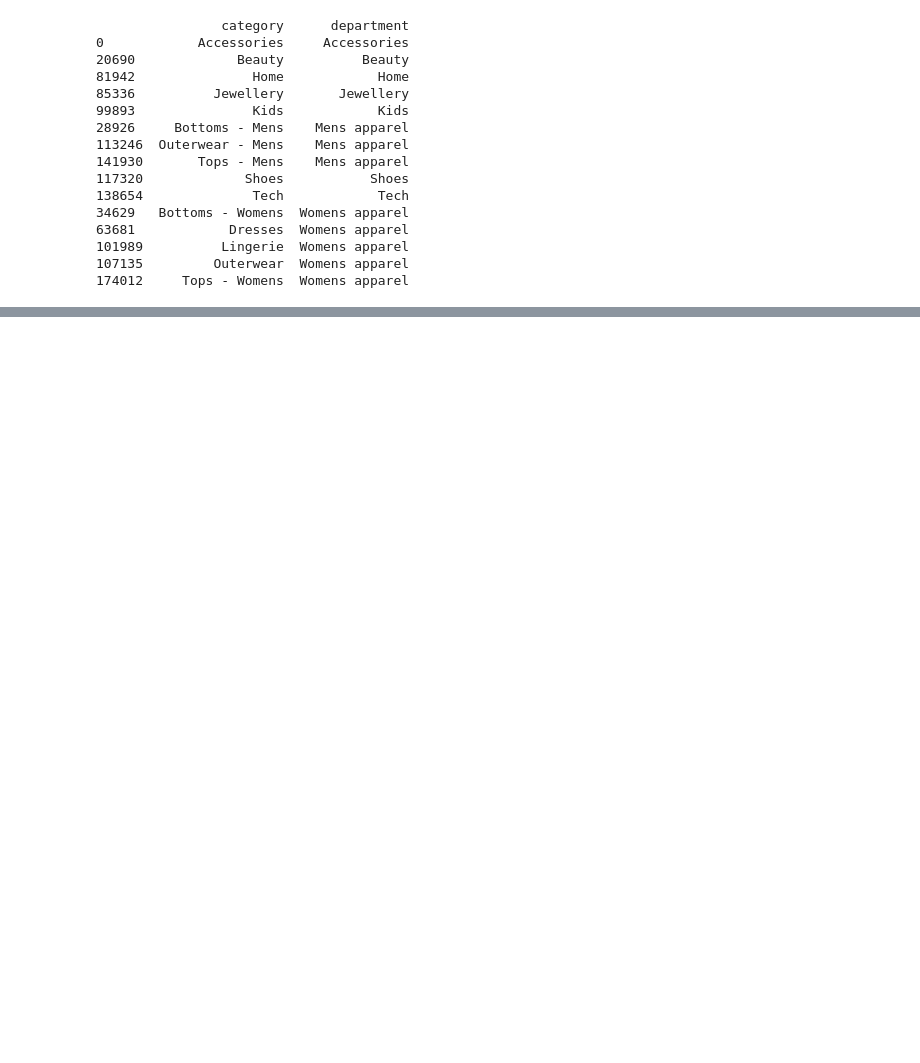
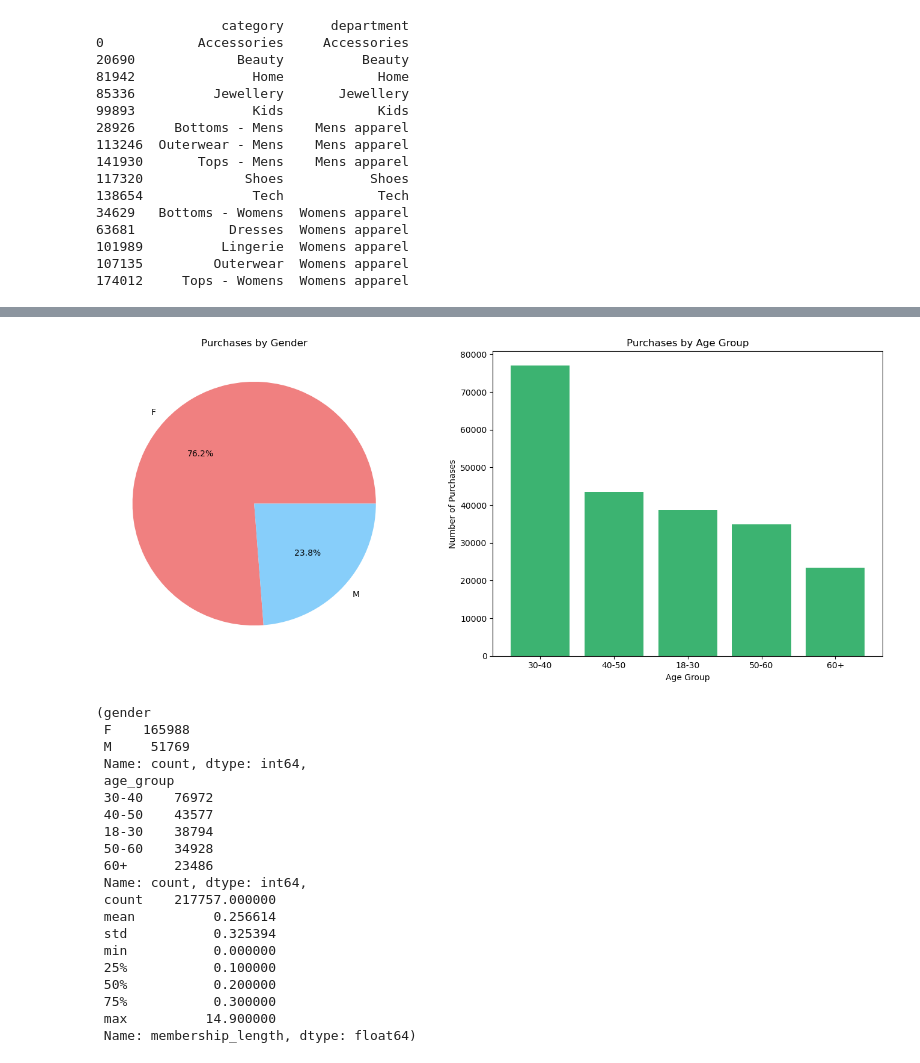
Before and after one commit to kieran036/ad_hoc_analyses, a Jupyter notebook: analyses/customer_analysis/analysis.ipynb, the cells around one changed output, grey strips where cells are left out. Cells and saved outputs as stored; diff of their text form; code cells hidden in the pictures; blank space fills up the shorter version.

Commit message:
Add saved version of analyses

```diff
--- a/analyses/customer_analysis/analysis.ipynb
+++ b/analyses/customer_analysis/analysis.ipynb
@@ -184,28 +273,50 @@ gender_analysis, age_group_analysis, membership_length_analysis
 # %%
-# Analyze the demographic breakdown based on gender and age group
-gender_distribution = data['gender'].value_counts()
-age_group_distribution = data['age_group'].value_counts()
+# Analyse the demographic breakdown based on gender and age group
+gender_distribution = abt['gender'].value_counts()
+age_group_distribution = abt['age_group'].value_counts()
 
 # Plot the distribution of purchases by gender and age group
 fig, axs = plt.subplots(1, 2, figsize=(14, 6))
 
 # Gender distribution
 axs[0].pie(gender_distribution, labels=gender_distribution.index, autopct='%1.1f%%', colors=['lightcoral', 'lightskyblue'])
 axs[0].set_title('Purchases by Gender')
 
 # Age group distribution
 axs[1].bar(age_group_distribution.index, age_group_distribution.values, color='mediumseagreen')
 axs[1].set_title('Purchases by Age Group')
 axs[1].set_xlabel('Age Group')
 axs[1].set_ylabel('Number of Purchases')
 
 plt.tight_layout()
 plt.show()
 
-# Analyze membership length distribution
-membership_summary = data['membership_length'].describe()
+# Analyse membership length distribution
+membership_summary = abt['membership_length'].describe()
 
 gender_distribution, age_group_distribution, membership_summary
+# %% [output]
+[figure, added]
+(gender
+ F    165988
+ M     51769
+ Name: count, dtype: int64,
+ age_group
+ 30-40    76972
+ 40-50    43577
+ 18-30    38794
+ 50-60    34928
+ 60+      23486
+ Name: count, dtype: int64,
+ count    217757.000000
+ mean          0.256614
+ std           0.325394
+ min           0.000000
+ 25%           0.100000
+ 50%           0.200000
+ 75%           0.300000
+ max          14.900000
+ Name: membership_length, dtype: float64)
 # %%
 # Product Categories & Departments Analysis
 
```
Also changed, not shown: parts of 27 cells of this notebook.
